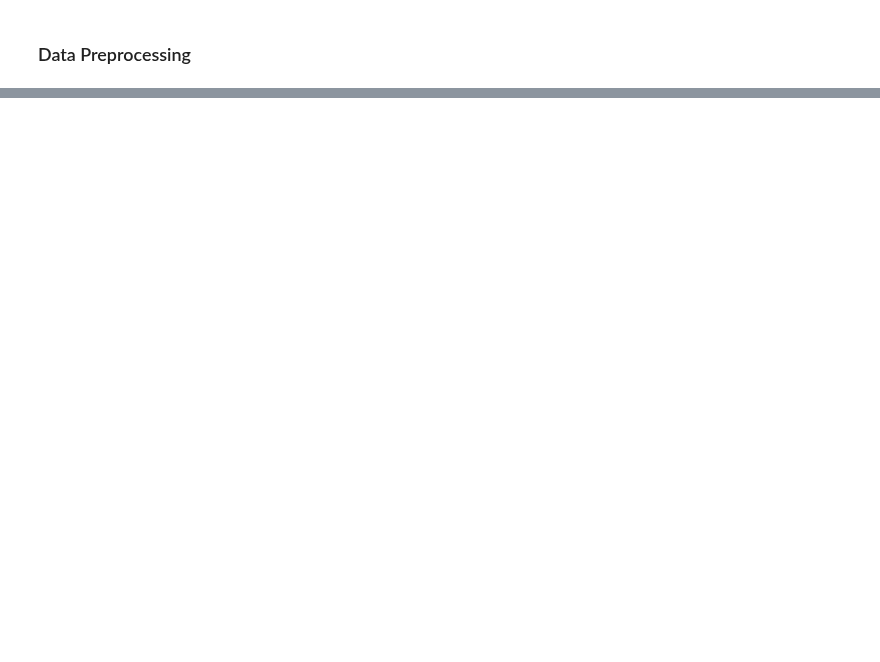
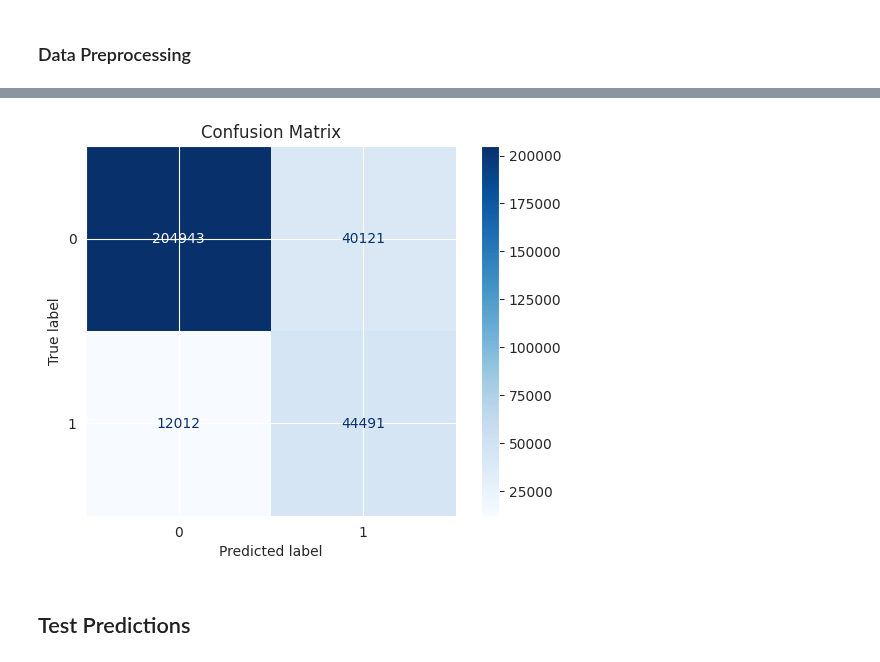
Before and after one commit to BhekiMabheka/Competitions, a Jupyter notebook: zindi_sasol_competetion.ipynb, the cells around one changed output, grey strips where cells are left out. Cells and saved outputs as stored; diff of their text form; code cells hidden in the pictures; blank space fills up the shorter version.

```diff
--- a/zindi_sasol_competetion.ipynb
+++ b/zindi_sasol_competetion.ipynb
@@ -133,0 +255,32 @@ test_data  = preprocess_data(test_data)
+# %%
+from sklearn.metrics import accuracy_score, classification_report
+from sklearn.ensemble import RandomForestClassifier
+from sklearn.svm import SVC
+from xgboost import XGBClassifier
+from sklearn.linear_model import LogisticRegression
+from sklearn.neighbors import KNeighborsClassifier
+from sklearn.model_selection import train_test_split
+
+# List of classifiers
+classifiers = [
+    XGBClassifier(random_state=42),
+    RandomForestClassifier(class_weight = "balanced", random_state = 42),
+    LogisticRegression(class_weight="balanced",random_state = 42),
+    KNeighborsClassifier()
+]
+
+# Train and evaluate each classifier
+for model in classifiers:
+    model.fit(X_train, y_train)
+    y_pred = model.predict(X_test)
+
+    # Evaluate the model
+    accuracy = accuracy_score(y_test, y_pred)
+    report = classification_report(y_test, y_pred)
+
+    # Print results
+    print(f"Model: {type(model).__name__}")
+    print(f"Accuracy: {accuracy:.4f}")
+    print("Classification Report:")
+    print(report)
+    print("="*45)
@@ -133,0 +305,4 @@ test_data  = preprocess_data(test_data)
+# %%
+# Train a Random Forest classifier
+model = RandomForestClassifier(random_state=42, class_weight='balanced')
+model.fit(X_train, y_train)
@@ -133,0 +311,2 @@ test_data  = preprocess_data(test_data)
+# %%
+y_pred = model.predict(X_test)
@@ -133,0 +327,11 @@ test_data  = preprocess_data(test_data)
+# %%
+# Display confusion matrix using ConfusionMatrixDisplay
+conf_matrix = confusion_matrix(y_test, y_pred)
+disp = ConfusionMatrixDisplay(conf_matrix, display_labels = y.unique())
+disp.plot(cmap='Blues', values_format='d')
+plt.title('Confusion Matrix')
+plt.show()
+# %% [output]
+[figure, added]
+# %% [markdown]
+## Test Predictions
```
Also changed, not shown: parts of 25 cells of this notebook.
